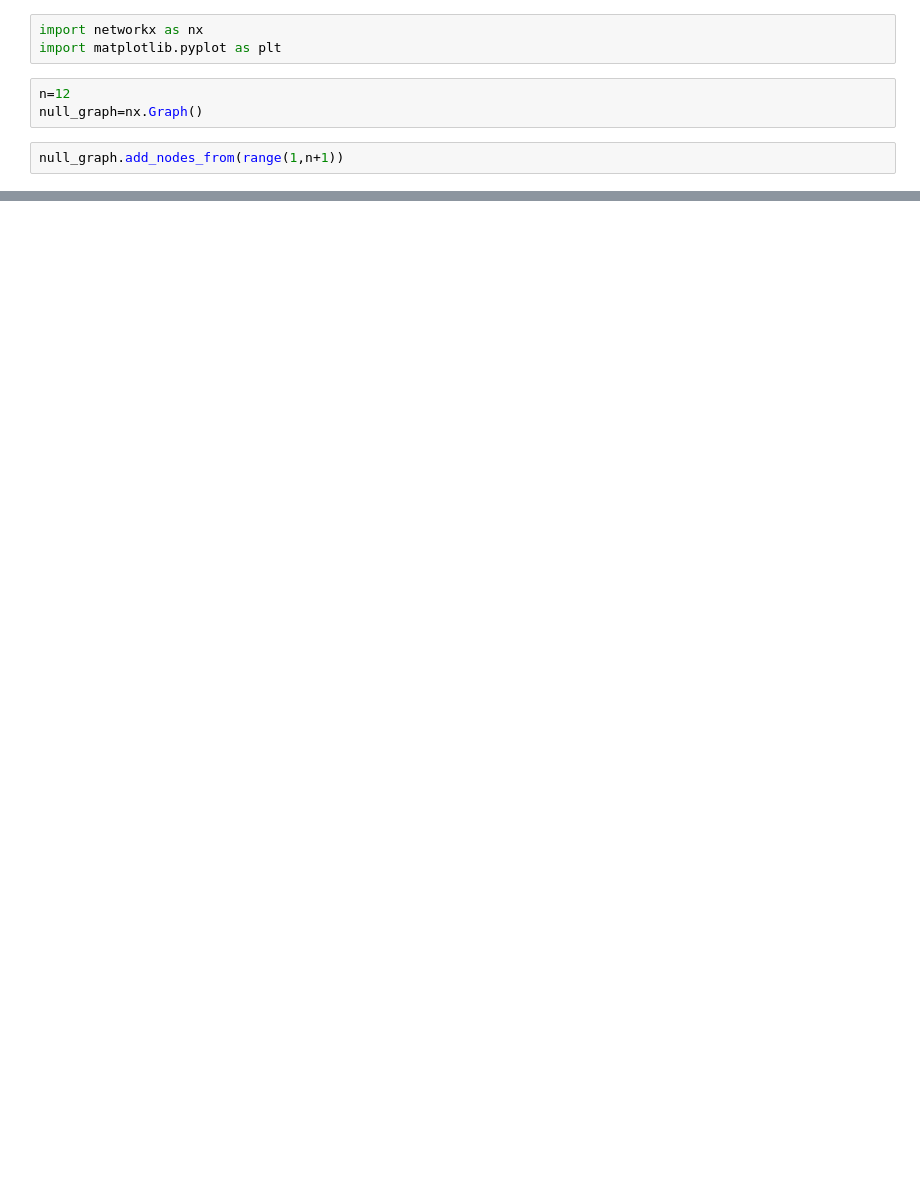
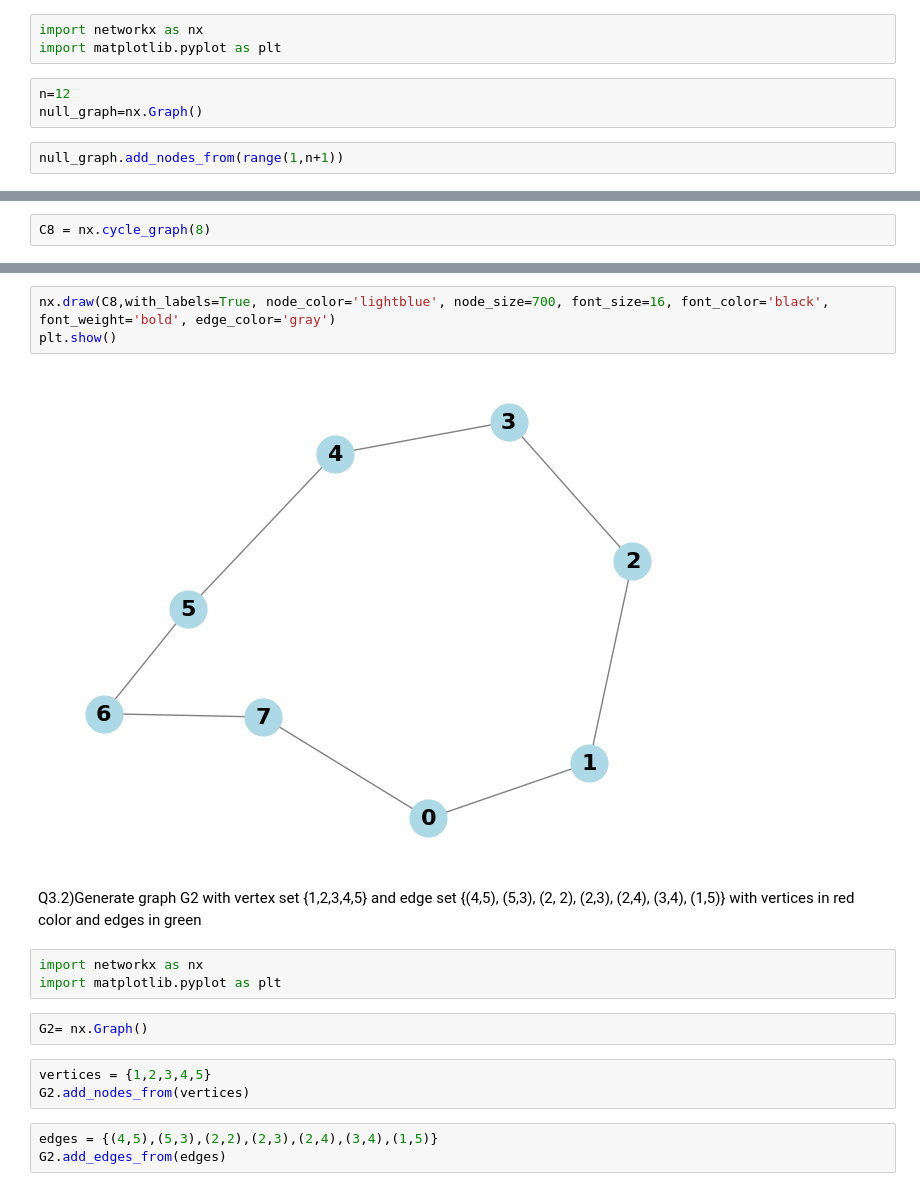
Before and after one commit to Shreyasvispute14/Col-code-stuff, a Jupyter notebook: Python-lang/Revision/Slip1.ipynb, the cells around one changed output, grey strips where cells are left out. Saved outputs shown, nothing was run; the diff lists cells and outputs as text; blank space fills up the shorter version.

```diff
--- a/Python-lang/Revision/Slip1.ipynb
+++ b/Python-lang/Revision/Slip1.ipynb
@@ -55,0 +65,2 @@ print(f"Number of edges: {null_graph.number_of_edges()}")
+# %%
+C8 = nx.cycle_graph(8)
@@ -55,0 +80,19 @@ print(f"Number of edges: {null_graph.number_of_edges()}")
+# %%
+nx.draw(C8,with_labels=True, node_color='lightblue', node_size=700, font_size=16, font_color='black', font_weight='bold', edge_color='gray')
+plt.show()
+# %% [output]
+[figure, added]
+# %% [markdown]
+Q3.2)Generate graph G2 with vertex set {1,2,3,4,5} and edge set {(4,5), (5,3), (2, 2), (2,3), (2,4),
+(3,4), (1,5)} with vertices in red color and edges in green
+# %%
+import networkx as nx
+import matplotlib.pyplot as plt
+# %%
+G2= nx.Graph()
+# %%
+vertices = {1,2,3,4,5}
+G2.add_nodes_from(vertices)
+# %%
+edges = {(4,5),(5,3),(2,2),(2,3),(2,4),(3,4),(1,5)}
+G2.add_edges_from(edges)
```
Also changed, not shown: parts of 15 cells of this notebook, 1 other file.
